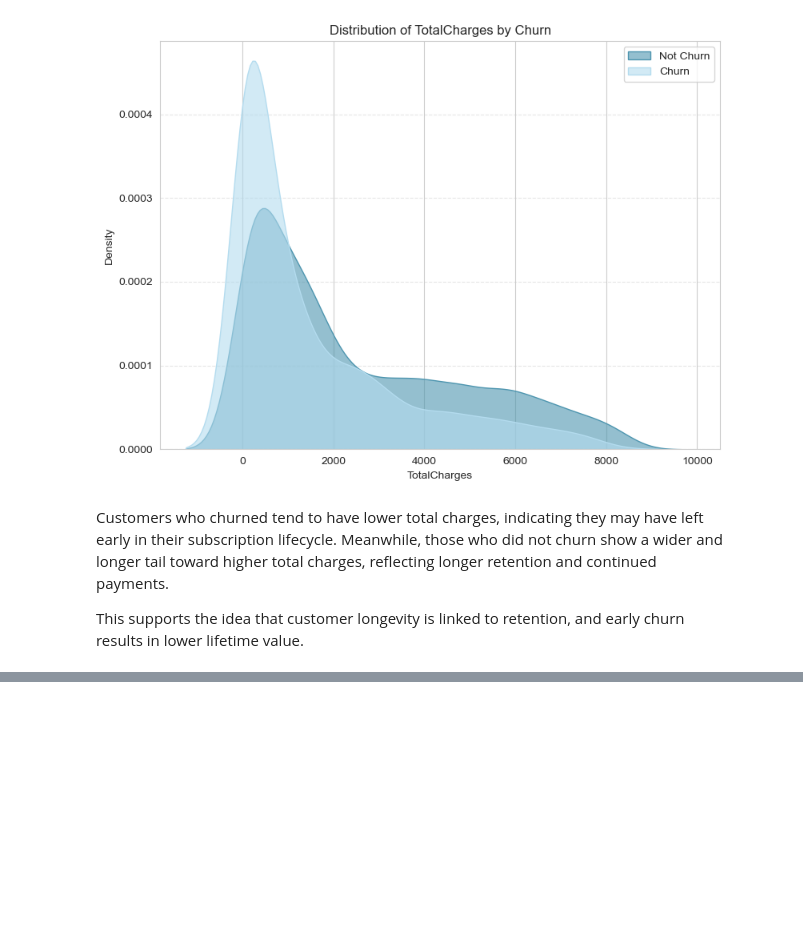
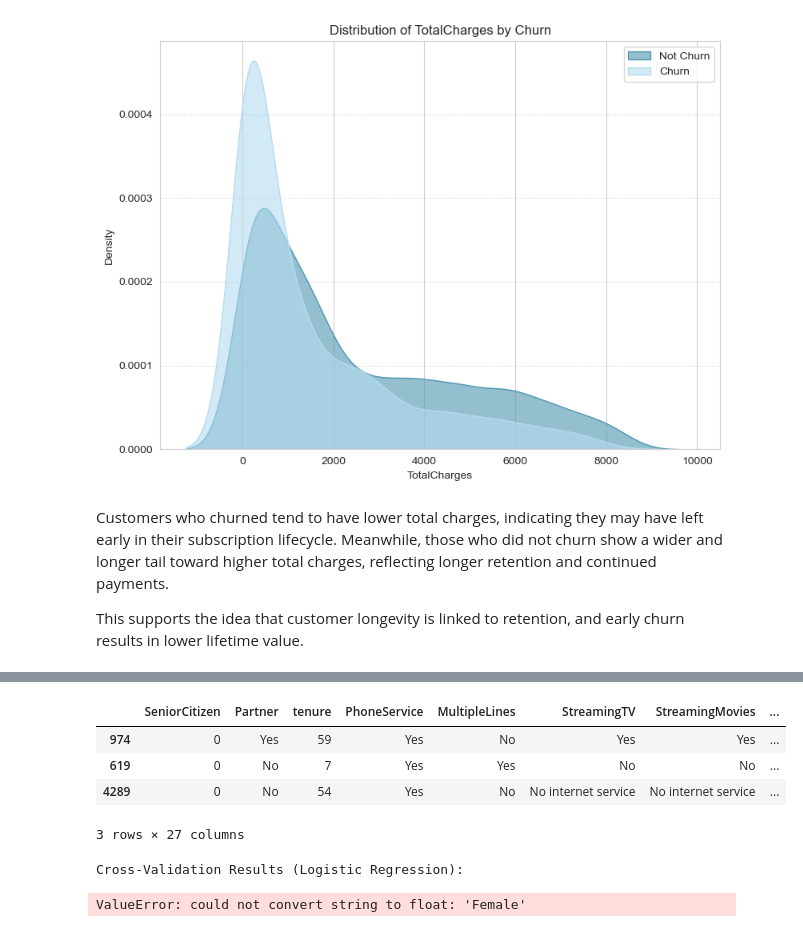
Before and after one commit to Jaspreetkhokhar12/customer-churn-analysis, a Jupyter notebook: churn_analysis.ipynb, the cells around one changed output, grey strips where cells are left out. Saved outputs shown, nothing was run; the diff lists cells and outputs as text; code cells hidden in the pictures; blank space fills up the shorter version.

```diff
--- a/churn_analysis.ipynb
+++ b/churn_analysis.ipynb
@@ -672,0 +816,8 @@ This supports the idea that customer longevity is linked to retention, and early
+# %%
+X_test.head(3)
+# %% [output]
+|  | SeniorCitizen | Partner | tenure | PhoneService | MultipleLines | StreamingTV | StreamingMovies | ... |
+| 974 | 0 | Yes | 59 | Yes | No | Yes | Yes | ... |
+| 619 | 0 | No | 7 | Yes | Yes | No | No | ... |
+| 4289 | 0 | No | 54 | Yes | No | No internet service | No internet service | ... |
+3 rows × 27 columns
@@ -672,0 +902,12 @@ This supports the idea that customer longevity is linked to retention, and early
+# %%
+from sklearn.linear_model import LogisticRegression
+
+# Initialize Logistic Regression model
+logreg_model = LogisticRegression(max_iter=1000, random_state=42)
+
+# Perform k-fold cross-validation
+print("Cross-Validation Results (Logistic Regression):")
+k_fold_cross_validation_with_metrics(logreg_model, X, y)
+# %% [output]
+Cross-Validation Results (Logistic Regression):
+ValueError: could not convert string to float: 'Female'
```
Also changed, not shown: parts of 20 cells of this notebook.
